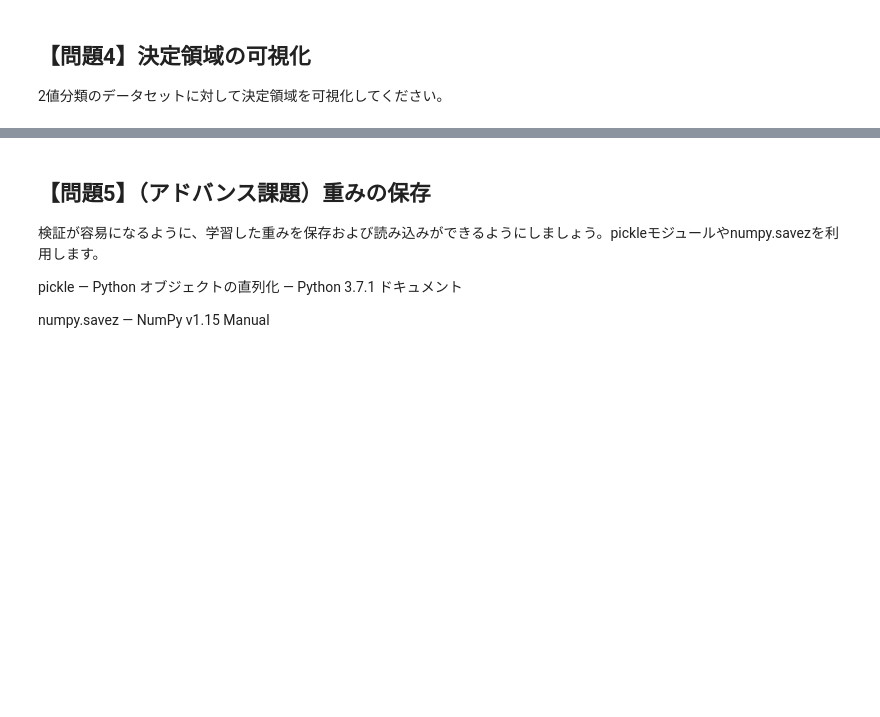
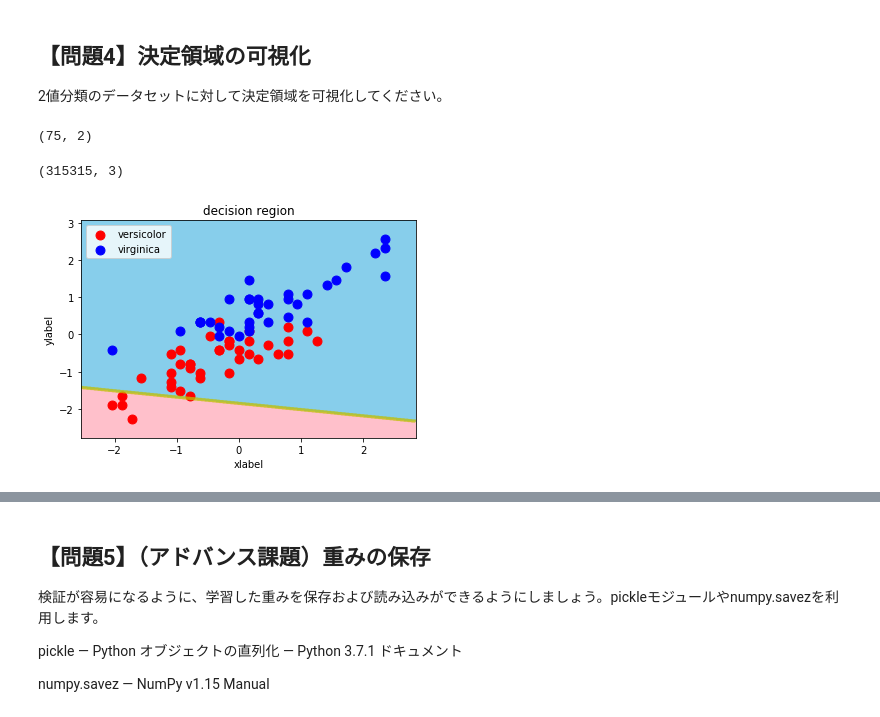
Before and after one commit to ohmorimori/diveintocode-ml, a Jupyter notebook: diveintocode-term1/sprint/sprint4/sprint4-ml-scratch-logistic-regression.ipynb, the cells around one changed output, grey strips where cells are left out. Cells and saved outputs as stored; diff of their text form; code cells hidden in the pictures; blank space fills up the shorter version.

```diff
--- a/diveintocode-term1/sprint/sprint4/sprint4-ml-scratch-logistic-regression.ipynb
+++ b/diveintocode-term1/sprint/sprint4/sprint4-ml-scratch-logistic-regression.ipynb
@@ -530,0 +577,10 @@ reg.plot_learning_curve()
+# %%
+X_train_z.shape
+# %% [output]
+(75, 2)
+# %%
+#trainデータの学習結果
+decision_region(X_train_z, y_train[:,0], reg)
+# %% [output]
+(315315, 3)
+[figure, added]
```
Also changed, not shown: parts of 13 cells of this notebook.
